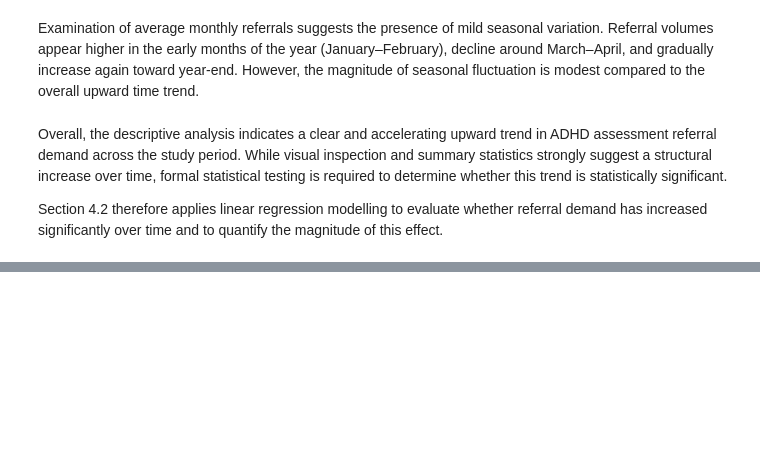
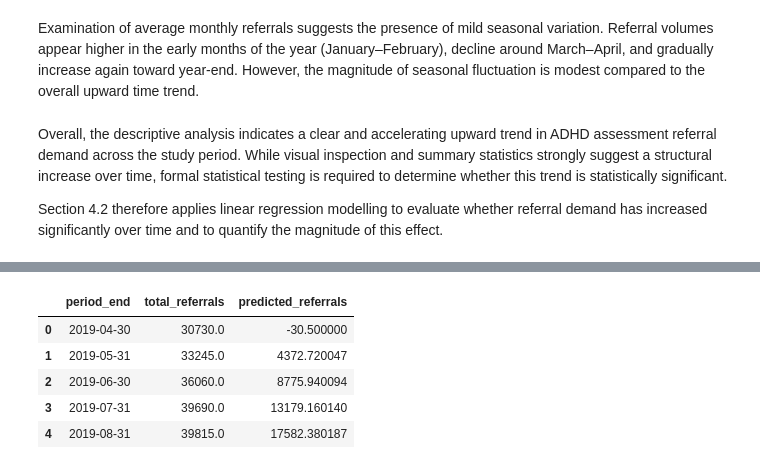
Before and after one commit to szm2701/adhd-demand-forecast-england, a Jupyter notebook: jupyter_notebooks/adhd_demand_analysis_and_forecasting.ipynb, the cells around one changed output, grey strips where cells are left out. Saved outputs shown, nothing was run; the diff lists cells and outputs as text; code cells hidden in the pictures; blank space fills up the shorter version.

```diff
--- a/jupyter_notebooks/adhd_demand_analysis_and_forecasting.ipynb
+++ b/jupyter_notebooks/adhd_demand_analysis_and_forecasting.ipynb
@@ -587,0 +608,17 @@ Section 4.2 therefore applies linear regression modelling to evaluate whether re
+# %%
+import statsmodels.api as sm
+
+# Define independent variable (time)
+X = ref_ts["time_index"]
+
+# Add constant (intercept term)
+X = sm.add_constant(X)
+
+# Define dependent variable (total referrals)
+y = ref_ts["total_referrals"]
+
+# Fit Ordinary Least Squares (OLS) regression model
+model = sm.OLS(y, X).fit()
+
+# Display regression summary
+print(model.summary())
@@ -587,0 +649,13 @@ Section 4.2 therefore applies linear regression modelling to evaluate whether re
+# %%
+# Generate fitted (predicted) values from the regression model
+ref_ts["predicted_referrals"] = model.predict(X)
+
+# Preview
+ref_ts[["period_end", "total_referrals", "predicted_referrals"]].head()
+# %% [output]
+|  | period_end | total_referrals | predicted_referrals |
+| 0 | 2019-04-30 | 30730.0 | -30.500000 |
+| 1 | 2019-05-31 | 33245.0 | 4372.720047 |
+| 2 | 2019-06-30 | 36060.0 | 8775.940094 |
+| 3 | 2019-07-31 | 39690.0 | 13179.160140 |
+| 4 | 2019-08-31 | 39815.0 | 17582.380187 |
```
Also changed, not shown: parts of 28 cells of this notebook.
